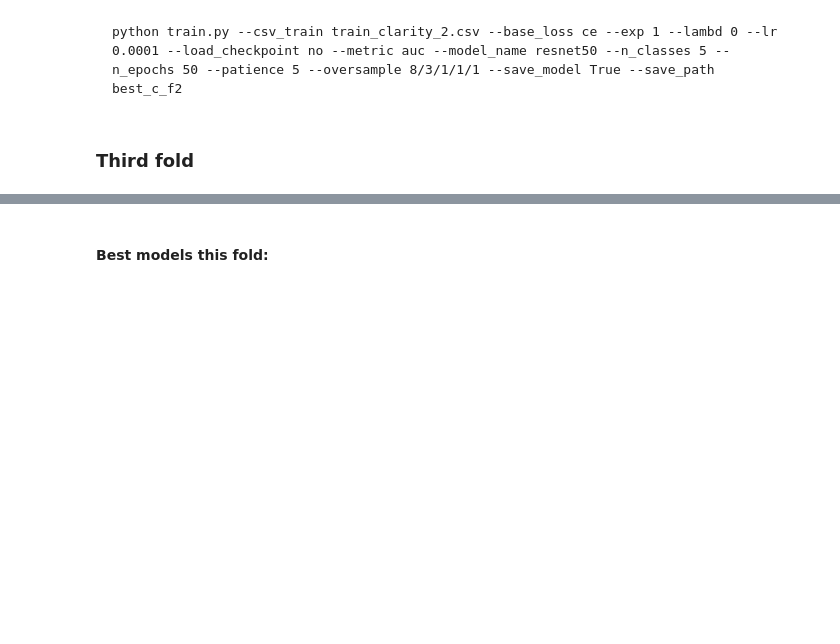
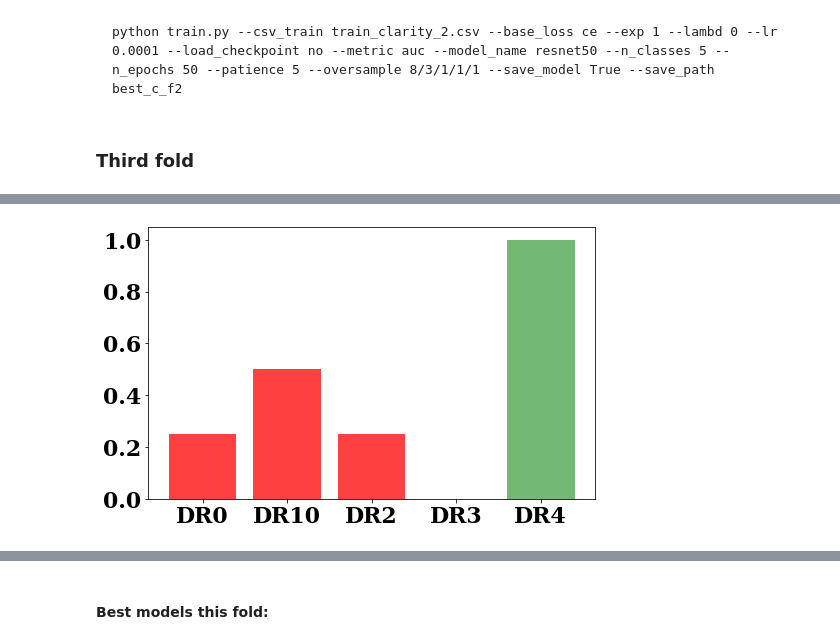
Before and after one commit to agaldran/deep_dr, a Jupyter notebook: analyze_csvs_FINAL.ipynb, the cells around one changed output, grey strips where cells are left out. Cells and saved outputs as stored; diff of their text form; code cells hidden in the pictures; blank space fills up the shorter version.

```diff
--- a/analyze_csvs_FINAL.ipynb
+++ b/analyze_csvs_FINAL.ipynb
@@ -997,0 +1014,10 @@ df_train3.sort_values('auc', ascending=False).head(5)
+# %%
+names = ['DR0','DR10','DR2','DR3','DR4']
+values = [0.25,0.5,0.25,0,0]
+plt.figure(figsize=(8,5))
+plt.bar(names, values, facecolor='r', alpha=0.75)
+plt.bar(names, [0,0,0,0,1], facecolor='g', alpha=0.55)
+plt.ylim([0,1.05])
+plt.savefig('pred.png')
+# %% [output]
+[figure, added]
```
Also changed, not shown: parts of 10 cells of this notebook, 11 other files.
